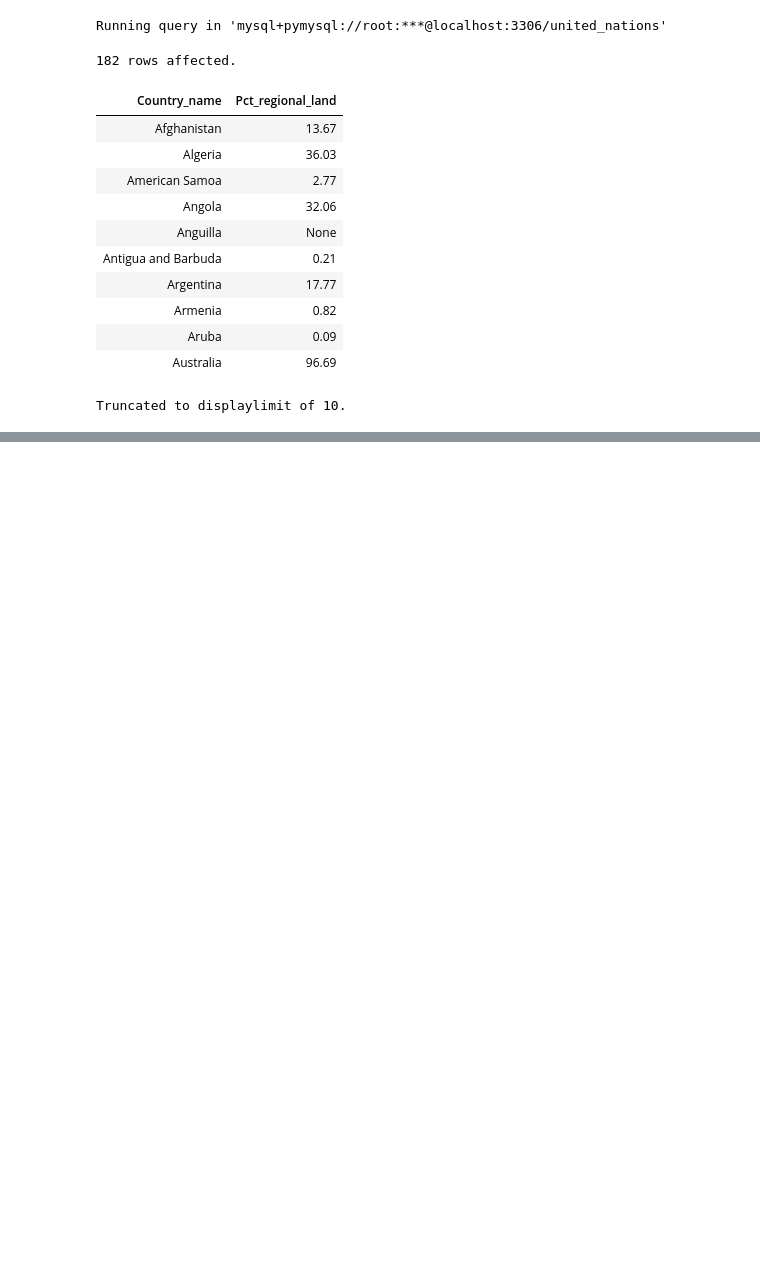
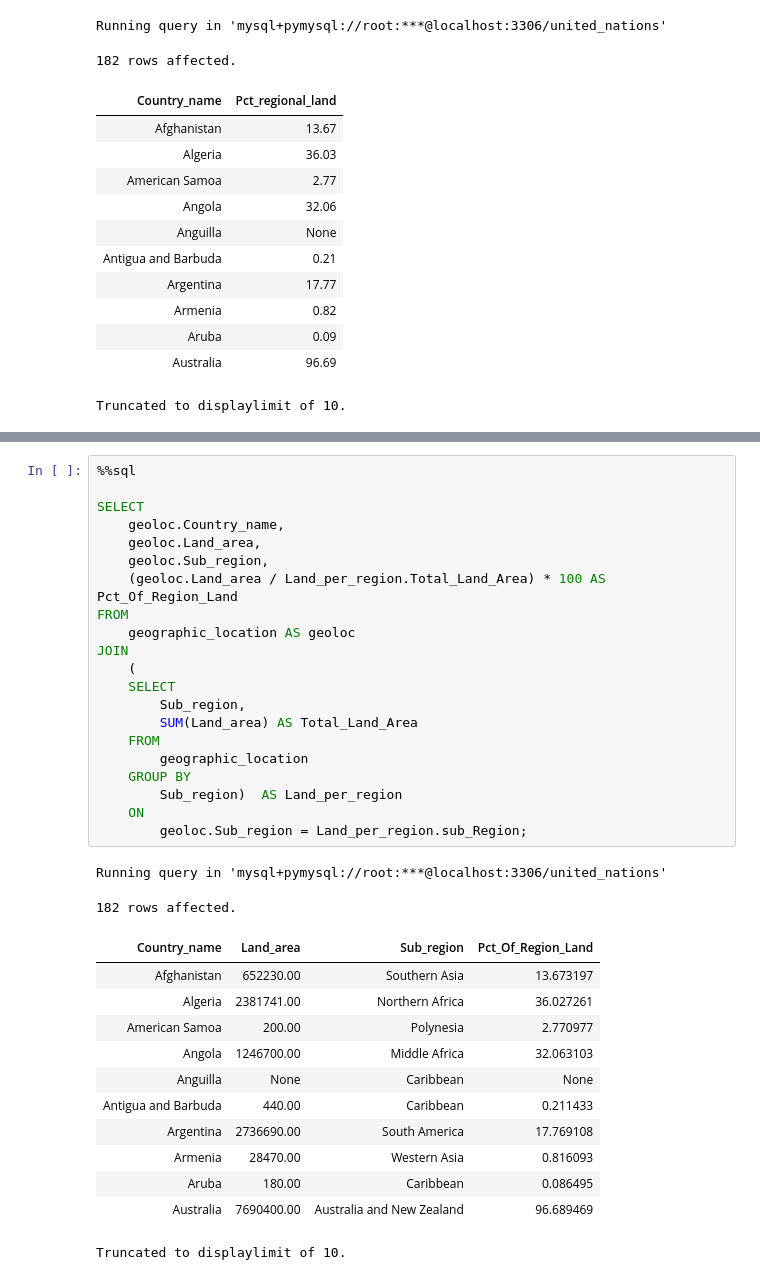
Before and after one commit to kxrrym03/ALX-Exercises, a Jupyter notebook: OptimisingQueries.ipynb, the cells around one changed output, grey strips where cells are left out. Cells and saved outputs as stored; diff of their text form; blank space fills up the shorter version.

```diff
--- a/OptimisingQueries.ipynb
+++ b/OptimisingQueries.ipynb
@@ -113,0 +139,36 @@ Truncated to displaylimit of 10.
+# %%
+%%sql
+
+SELECT
+    geoloc.Country_name,
+    geoloc.Land_area,
+    geoloc.Sub_region,
+    (geoloc.Land_area / Land_per_region.Total_Land_Area) * 100 AS Pct_Of_Region_Land
+FROM
+    geographic_location AS geoloc
+JOIN
+    (
+    SELECT
+        Sub_region,
+        SUM(Land_area) AS Total_Land_Area
+    FROM
+        geographic_location
+    GROUP BY
+        Sub_region)  AS Land_per_region
+    ON
+        geoloc.Sub_region = Land_per_region.sub_Region;
+# %% [output]
+Running query in 'mysql+pymysql://root:***@localhost:3306/united_nations'
+182 rows affected.
+| Country_name | Land_area | Sub_region | Pct_Of_Region_Land |
+| Afghanistan | 652230.00 | Southern Asia | 13.673197 |
+| Algeria | 2381741.00 | Northern Africa | 36.027261 |
+| American Samoa | 200.00 | Polynesia | 2.770977 |
+| Angola | 1246700.00 | Middle Africa | 32.063103 |
+| Anguilla | None | Caribbean | None |
+| Antigua and Barbuda | 440.00 | Caribbean | 0.211433 |
+| Argentina | 2736690.00 | South America | 17.769108 |
+| Armenia | 28470.00 | Western Asia | 0.816093 |
+| Aruba | 180.00 | Caribbean | 0.086495 |
+| Australia | 7690400.00 | Australia and New Zealand | 96.689469 |
+Truncated to displaylimit of 10.
```
Also changed, not shown: parts of 5 cells of this notebook.
